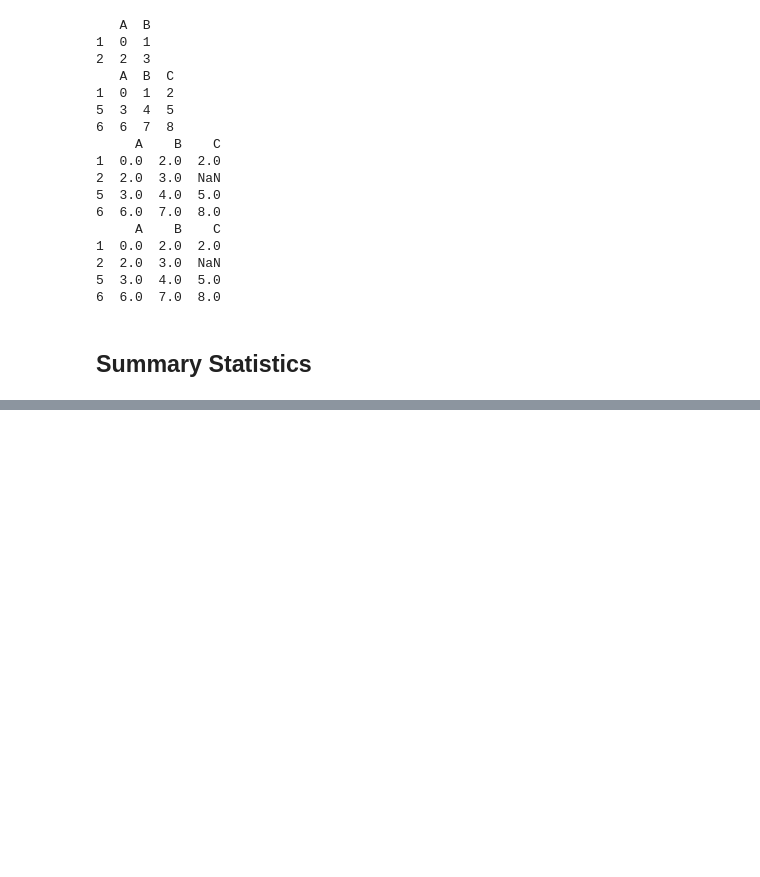
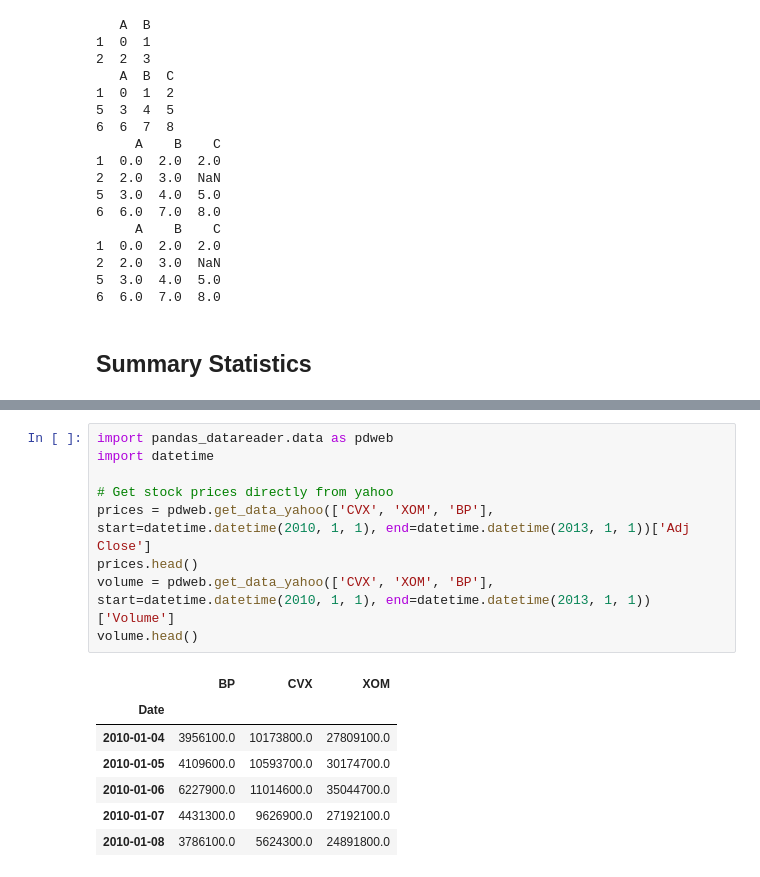
Before and after one commit to maykulkarni/DSandMLinPython, a Jupyter notebook: pandas/dataframe.ipynb, the cells around one changed output, grey strips where cells are left out. Drawn from its saved outputs; the diff is of its cells as text; blank space fills up the shorter version.

```diff
--- a/pandas/dataframe.ipynb
+++ b/pandas/dataframe.ipynb
@@ -262,3 +281,20 @@ df.describe()
 | 50% | 2.000000 | 3.000000 | NaN |
 | 75% | 2.500000 | 3.500000 | NaN |
 | max | 3.000000 | 4.000000 | NaN |
+# %%
+import pandas_datareader.data as pdweb
+import datetime
+
+# Get stock prices directly from yahoo
+prices = pdweb.get_data_yahoo(['CVX', 'XOM', 'BP'], start=datetime.datetime(2010, 1, 1), end=datetime.datetime(2013, 1, 1))['Adj Close']
+prices.head()
+volume = pdweb.get_data_yahoo(['CVX', 'XOM', 'BP'], start=datetime.datetime(2010, 1, 1), end=datetime.datetime(2013, 1, 1))['Volume']
+volume.head()
+# %% [output]
+|  | BP | CVX | XOM |
+| Date |  |  |  |
+| 2010-01-04 | 3956100.0 | 10173800.0 | 27809100.0 |
+| 2010-01-05 | 4109600.0 | 10593700.0 | 30174700.0 |
+| 2010-01-06 | 6227900.0 | 11014600.0 | 35044700.0 |
+| 2010-01-07 | 4431300.0 | 9626900.0 | 27192100.0 |
+| 2010-01-08 | 3786100.0 | 5624300.0 | 24891800.0 |
```
Also changed, not shown: parts of 12 cells of this notebook, 1 other file.
